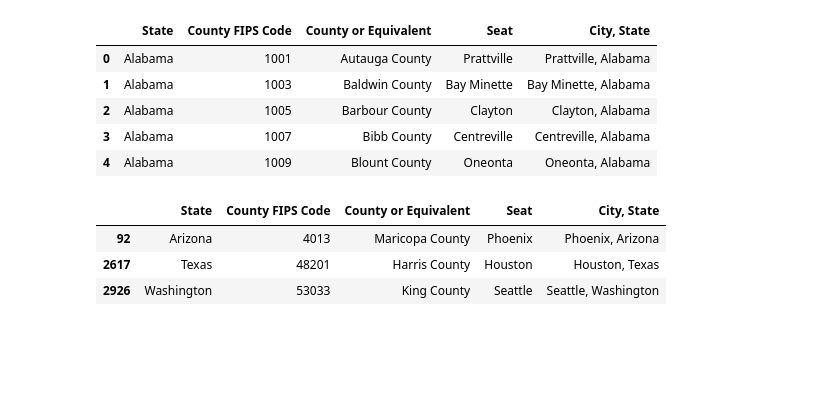
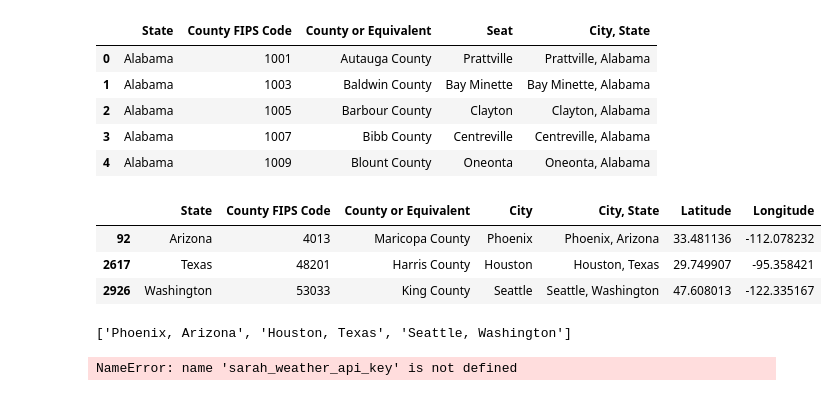
Before and after one commit to ryankracaw/project-one, a Jupyter notebook: spring.ipynb, the cells around one changed output. Cells and saved outputs as stored; diff of their text form; code cells hidden in the pictures; blank space fills up the shorter version.

```diff
--- a/spring.ipynb
+++ b/spring.ipynb
@@ -200,9 +204,16 @@ counties_df.head()
 # %%
 # Combining 3 chosen counties in dataframe
 three_counties_df = counties_df.loc[counties_df["County FIPS Code"].isin([48201,int("04013"),53033])]
+three_counties_df = three_counties_df.rename(columns = {'Seat':'City'})
+
+lat_list = [33.481136, 29.749907, 47.608013]
+lon_list = [-112.078232, -95.358421, -122.335167]
+three_counties_df["Latitude"] = lat_list
+three_counties_df["Longitude"] = lon_list
+
 three_counties_df
 # %% [output]
-|  | State | County FIPS Code | County or Equivalent | Seat | City, State |
-| 92 | Arizona | 4013 | Maricopa County | Phoenix | Phoenix, Arizona |
-| 2617 | Texas | 48201 | Harris County | Houston | Houston, Texas |
-| 2926 | Washington | 53033 | King County | Seattle | Seattle, Washington |
+|  | State | County FIPS Code | County or Equivalent | City | City, State | Latitude | Longitude |
+| 92 | Arizona | 4013 | Maricopa County | Phoenix | Phoenix, Arizona | 33.481136 | -112.078232 |
+| 2617 | Texas | 48201 | Harris County | Houston | Houston, Texas | 29.749907 | -95.358421 |
+| 2926 | Washington | 53033 | King County | Seattle | Seattle, Washington | 47.608013 | -122.335167 |
@@ -210,0 +220,45 @@ three_counties_df
+# %%
+three_counties = three_counties_df["County or Equivalent"]
+three_cities = three_counties_df["City, State"]
+cities_list = []
+for city in three_cities:
+    cities_list.append(city)
+print(cities_list)
+# %% [output]
+['Phoenix, Arizona', 'Houston, Texas', 'Seattle, Washington']
+# %%
+# setting weather URL for API
+base_url = "https://api.openweathermap.org/data/3.0/onecall/timemachine?"
+units = "metric"
+
+# weather data for each city empty list
+cities_temp = []
+cities_humi = []
+cities_wspd = []
+
+for city in cities_list:
+    temp = []
+    humi = []
+    wspd = []
+    lat = three_counties_df.loc[three_counties_df["City, State"]==city, "Latitude"]
+    lon = three_counties_df.loc[three_counties_df["City, State"]==city, "Longitude"]
+
+    spring_dates = spring_avgperdate_df["date"].unique()
+    for date in spring_dates:
+        fixed_date = math.trunc(int(pd.Timestamp(date).timestamp()))
+
+        # create url & request
+        url = f"{base_url}lat={lat}&lon={lon}&dt={fixed_date}&units={units}&appid={sarah_weather_api_key}"
+        response = requests.get(url).json()
+
+        # append to lists for each date for a city
+        temp.append(response["data"][0]["temp"])
+        humi.append(response["data"][0]["humidity"])
+        wspd.append(response["data"][0]["wind_speed"])
+
+    #create a dictionary and append data for each city
+    cities_temp.append({ city: temp})
+    cities_humi.append({ city: humi})
+    cities_wspd.append({ city: wspd})
+# %% [output]
+NameError: name 'sarah_weather_api_key' is not defined
```
Also changed, not shown: parts of 2 cells of this notebook.
